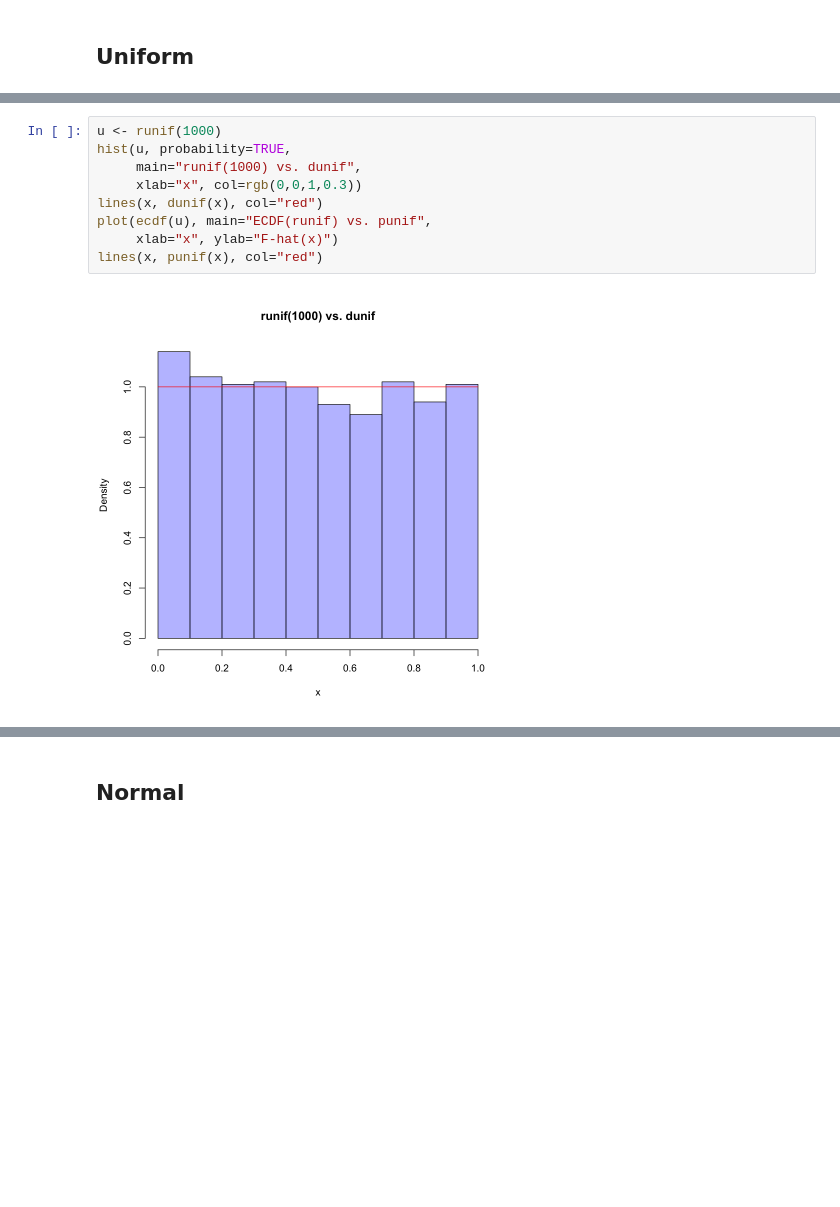
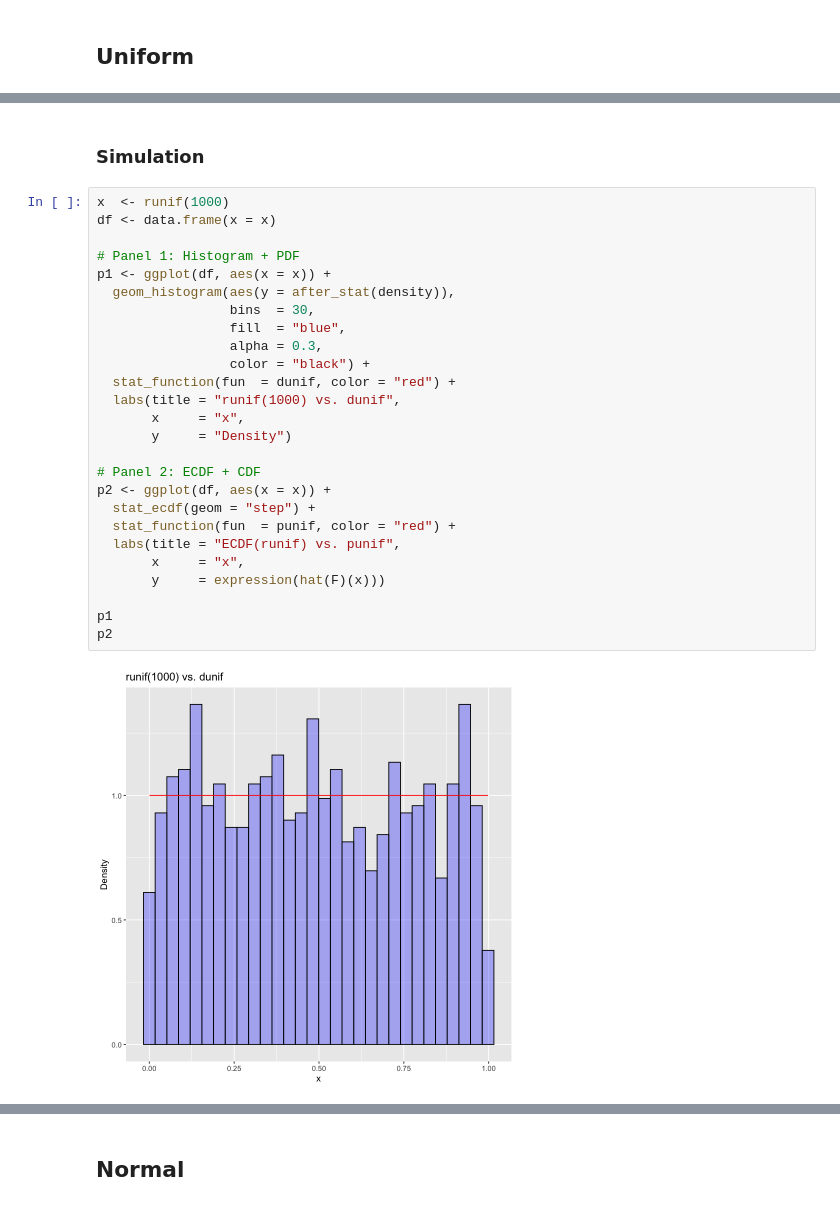
Before and after one commit to stevenferrer/jnb, a Jupyter notebook: stat110/continuous-distributions.ipynb, the cells around one changed output, grey strips where cells are left out. Saved outputs shown, nothing was run; the diff lists cells and outputs as text; blank space fills up the shorter version.

Commit message:
Updated continuous distribution examples
- Use ggplot2

```diff
--- a/stat110/continuous-distributions.ipynb
+++ b/stat110/continuous-distributions.ipynb
@@ -19,11 +37,30 @@ plot(x, punif(x), type="l",
+# %% [markdown]
+### Simulation
 # %%
-u <- runif(1000)
-hist(u, probability=TRUE,
-     main="runif(1000) vs. dunif",
-     xlab="x", col=rgb(0,0,1,0.3))
-lines(x, dunif(x), col="red")
-plot(ecdf(u), main="ECDF(runif) vs. punif",
-     xlab="x", ylab="F-hat(x)")
-lines(x, punif(x), col="red")
+x  <- runif(1000)
+df <- data.frame(x = x)
+
+# Panel 1: Histogram + PDF
+p1 <- ggplot(df, aes(x = x)) +
+  geom_histogram(aes(y = after_stat(density)),
+                 bins  = 30,
+                 fill  = "blue",
+                 alpha = 0.3,
+                 color = "black") +
+  stat_function(fun  = dunif, color = "red") +
+  labs(title = "runif(1000) vs. dunif",
+       x     = "x",
+       y     = "Density")
+
+# Panel 2: ECDF + CDF
+p2 <- ggplot(df, aes(x = x)) +
+  stat_ecdf(geom = "step") +
+  stat_function(fun  = punif, color = "red") +
+  labs(title = "ECDF(runif) vs. punif",
+       x     = "x",
+       y     = expression(hat(F)(x)))
+
+p1
+p2
 # %% [output]
-[figure, old version]
+[figure, new version]
```
Also changed, not shown: parts of 22 cells of this notebook.
